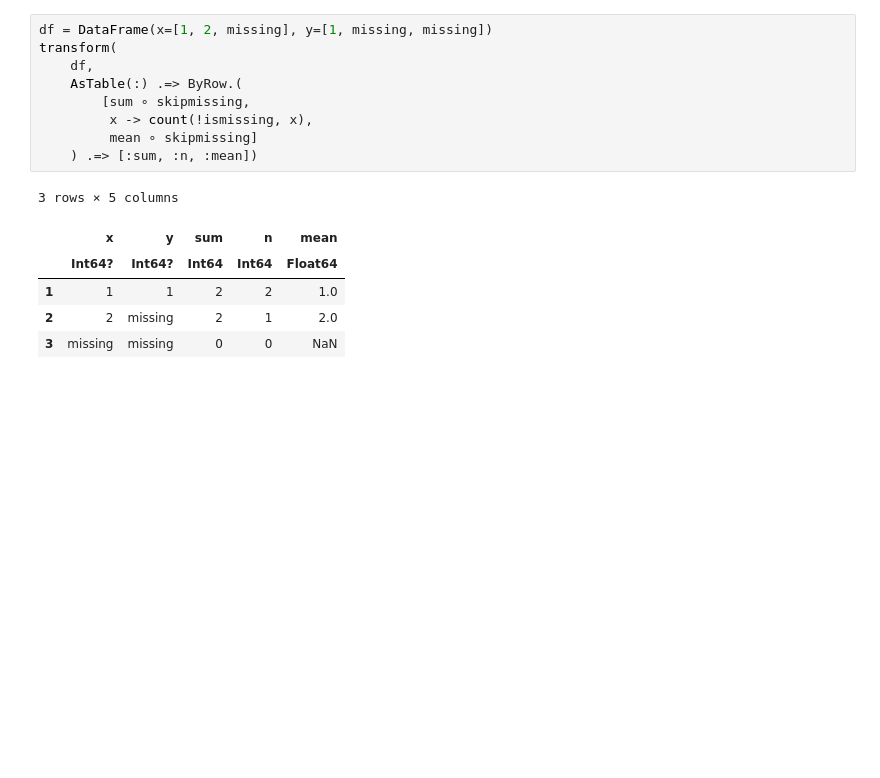
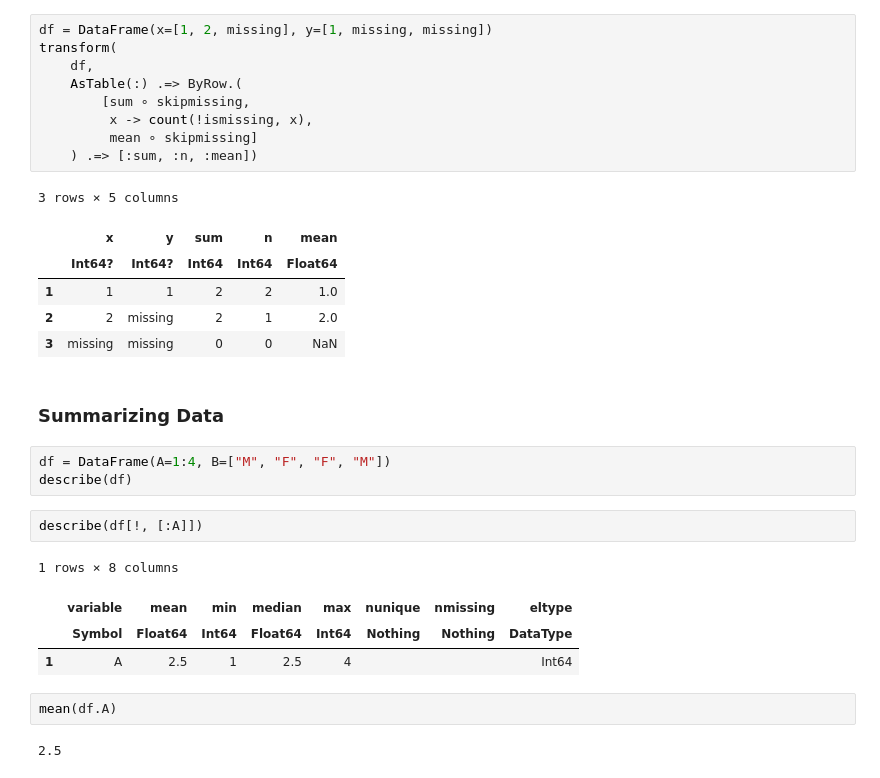
Before and after one commit to damiansp/julia, a Jupyter notebook: dsDocs/DataFrames/gettingstarted.jl.ipynb, the cells around one changed output. Cells and saved outputs as stored; diff of their text form; blank space fills up the shorter version.

```diff
--- a/dsDocs/DataFrames/gettingstarted.jl.ipynb
+++ b/dsDocs/DataFrames/gettingstarted.jl.ipynb
@@ -451,3 +451,19 @@ transform(
 | 1 | 1 | 1 | 2 | 2 | 1.0 |
 | 2 | 2 | missing | 2 | 1 | 2.0 |
 | 3 | missing | missing | 0 | 0 | NaN |
+# %% [markdown]
+### Summarizing Data
+# %%
+df = DataFrame(A=1:4, B=["M", "F", "F", "M"])
+describe(df)
+# %%
+describe(df[!, [:A]])
+# %% [output]
+1 rows × 8 columns
+|  | variable | mean | min | median | max | nunique | nmissing | eltype |
+|  | Symbol | Float64 | Int64 | Float64 | Int64 | Nothing | Nothing | DataType |
+| 1 | A | 2.5 | 1 | 2.5 | 4 |  |  | Int64 |
+# %%
+mean(df.A)
+# %% [output]
+2.5
```
Also changed, not shown: parts of 12 cells of this notebook.
